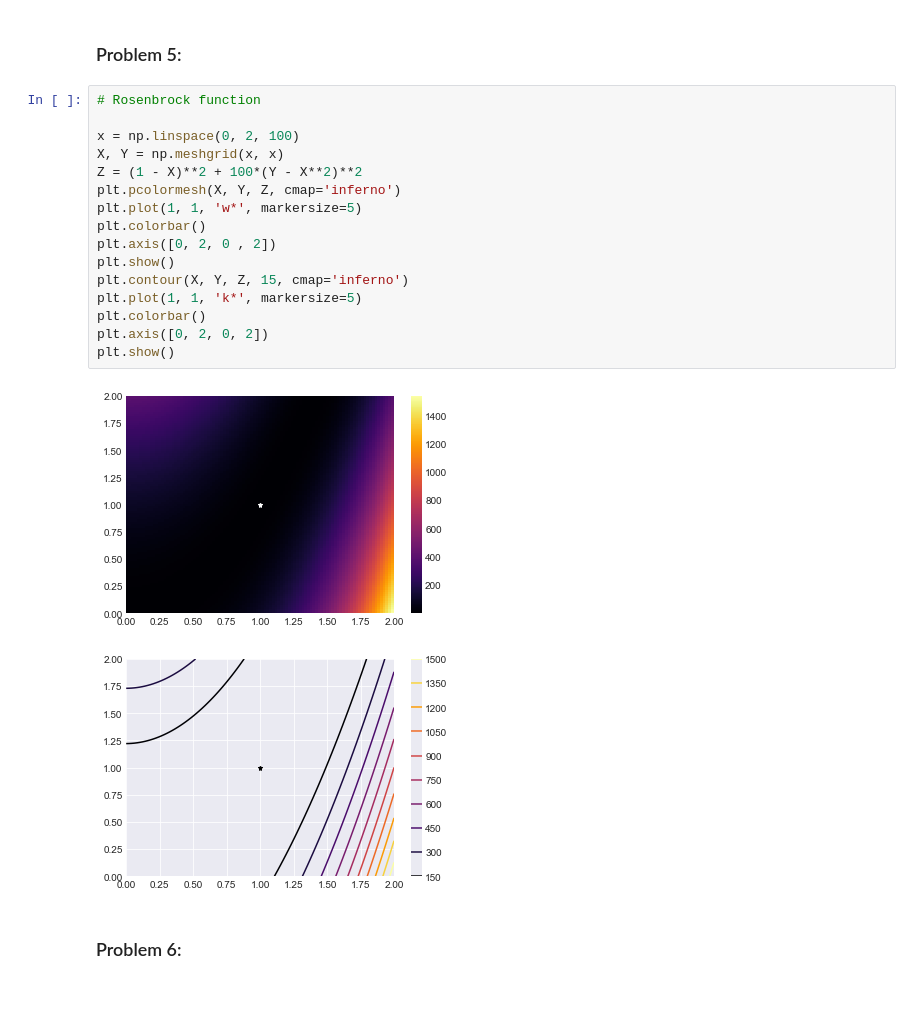
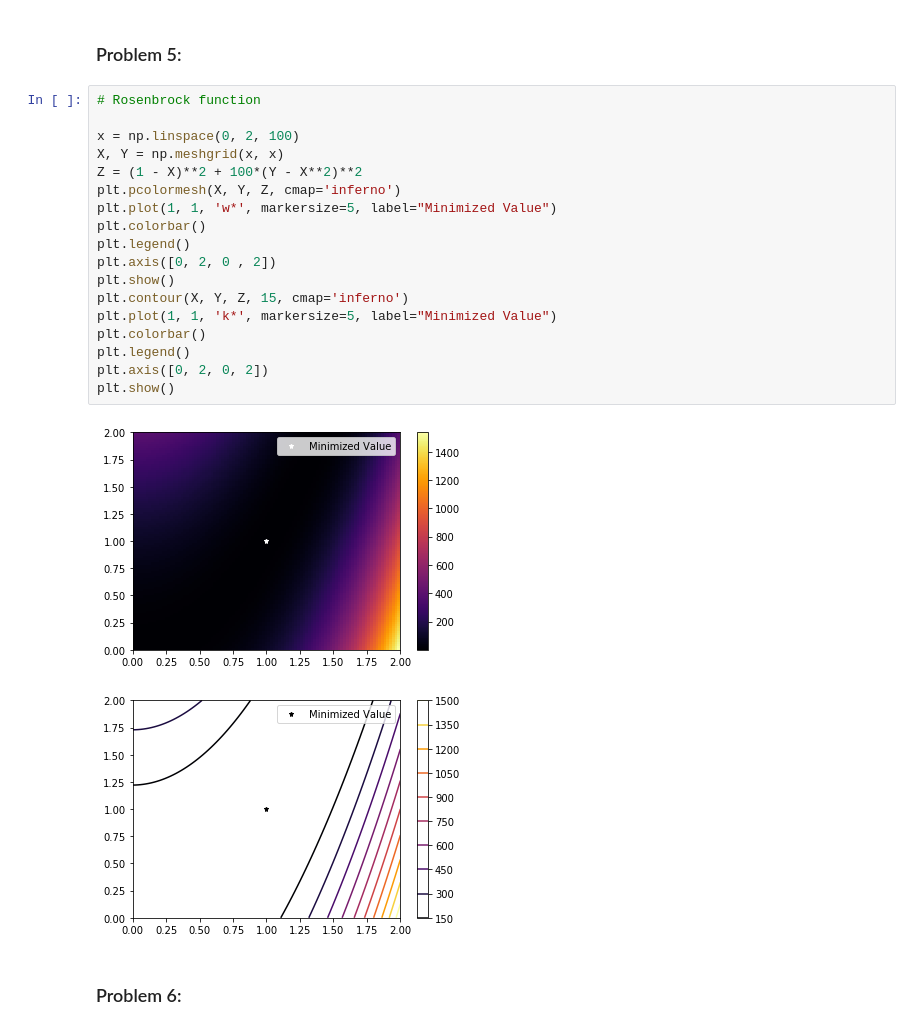
Before and after one commit to Cacheell/BootCamp2018, a Jupyter notebook: ProbSets/Comp/ProbSet2/Problem Set Questions.ipynb, the cells around one changed output. Cells and saved outputs as stored; diff of their text form; blank space fills up the shorter version.

```diff
--- a/ProbSets/Comp/ProbSet2/Problem Set Questions.ipynb
+++ b/ProbSets/Comp/ProbSet2/Problem Set Questions.ipynb
@@ -338,22 +337,24 @@ plt.show()
 # %%
 # Rosenbrock function
 
 x = np.linspace(0, 2, 100)
 X, Y = np.meshgrid(x, x)
 Z = (1 - X)**2 + 100*(Y - X**2)**2
 plt.pcolormesh(X, Y, Z, cmap='inferno')
-plt.plot(1, 1, 'w*', markersize=5)
+plt.plot(1, 1, 'w*', markersize=5, label="Minimized Value")
 plt.colorbar()
+plt.legend()
 plt.axis([0, 2, 0 , 2])
 plt.show()
 plt.contour(X, Y, Z, 15, cmap='inferno')
-plt.plot(1, 1, 'k*', markersize=5)
+plt.plot(1, 1, 'k*', markersize=5, label="Minimized Value")
 plt.colorbar()
+plt.legend()
 plt.axis([0, 2, 0, 2])
 plt.show()
 # %% [output]
-[figure, old version]
+[figure, new version]
-[figure, old version]
+[figure, new version]
 # %% [markdown]
 ### Problem 6:
 # %%
```
Also changed, not shown: parts of 32 cells of this notebook, 1 other file.
